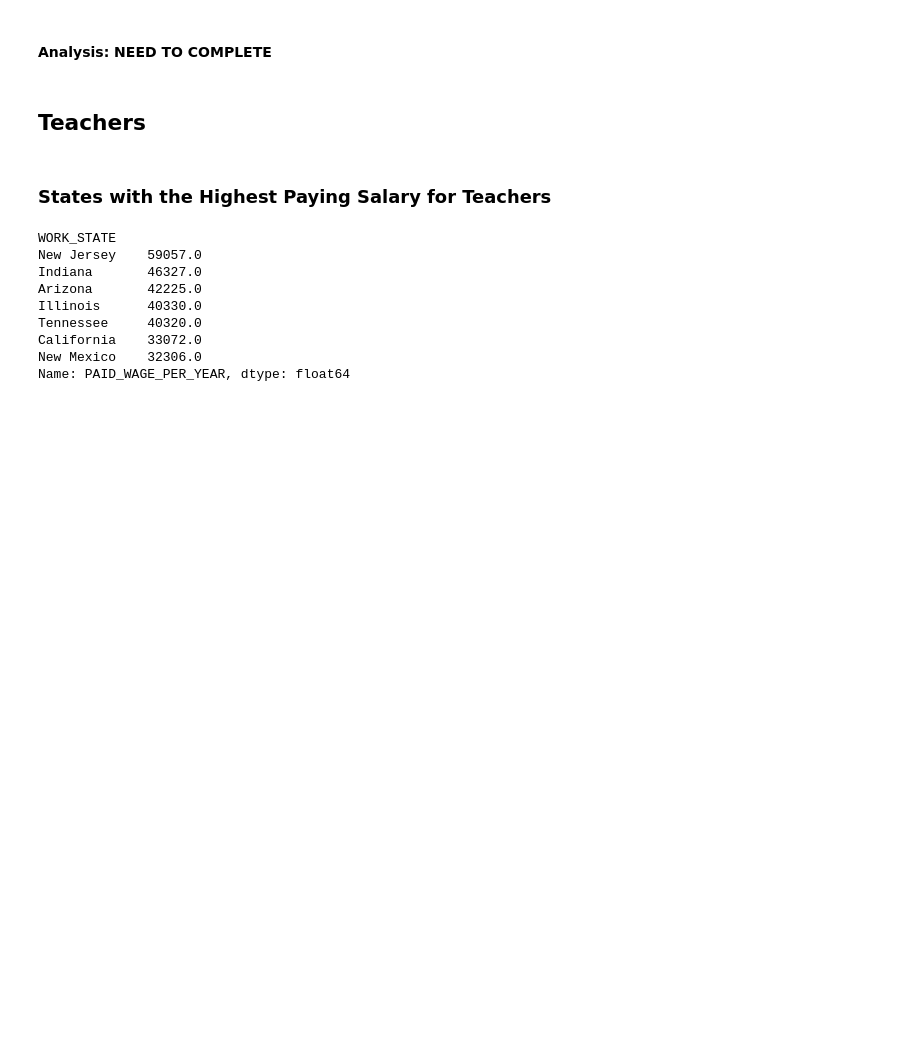
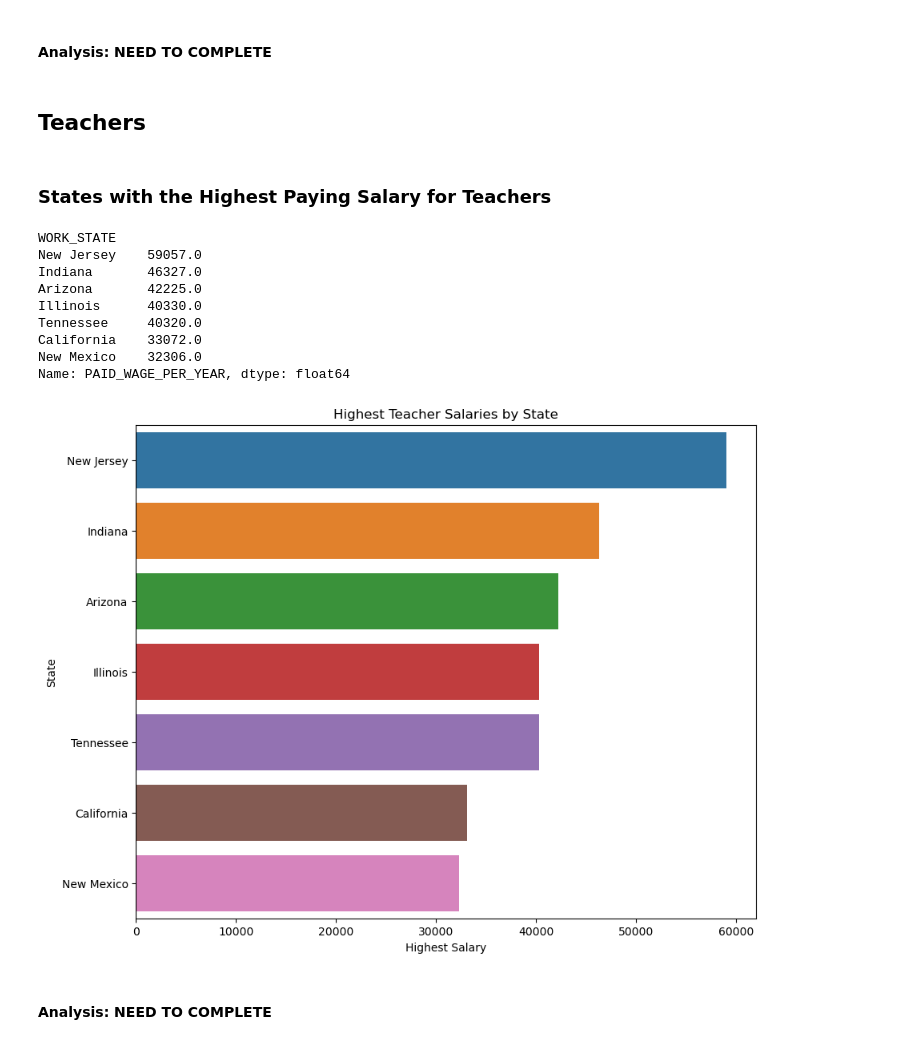
Before and after one commit to kimsean-pen/DS311-Data-Group-Project-, a Jupyter notebook: salary data file/Objective 2 - Comparing Salary Between State.ipynb, the cells around one changed output. Cells and saved outputs as stored; diff of their text form; code cells hidden in the pictures; blank space fills up the shorter version.

```diff
--- a/salary data file/Objective 2 - Comparing Salary Between State.ipynb
+++ b/salary data file/Objective 2 - Comparing Salary Between State.ipynb
@@ -485,9 +485,9 @@ Name: PAID_WAGE_PER_YEAR, dtype: float64
 # %% [markdown]
 ### States with the Highest Paying Salary for Teachers
 # %%
-teacher_job= salary_data[salary_data['JOB_TITLE'] == 'Teacher']
+teacher= salary_data[salary_data['JOB_TITLE'] == 'Teacher']
 
-highest_teacher_salary =teacher_job.groupby('WORK_STATE')['PAID_WAGE_PER_YEAR'].max().sort_values(ascending=False)
+highest_teacher_salary =teacher.groupby('WORK_STATE')['PAID_WAGE_PER_YEAR'].max().sort_values(ascending=False)
 print(highest_teacher_salary)
 # %% [output]
 WORK_STATE
@@ -499,3 +499,14 @@ Tennessee     40320.0
 California    33072.0
 New Mexico    32306.0
 Name: PAID_WAGE_PER_YEAR, dtype: float64
+# %%
+plt.figure(figsize=(10,8))
+sns.barplot(x=highest_teacher_salary.values, y=highest_teacher_salary.index)
+plt.xlabel('Highest Salary')
+plt.ylabel('State')
+plt.title('Highest Teacher Salaries by State')
+plt.show()
+# %% [output]
+[figure, added]
+# %% [markdown]
+#### Analysis: NEED TO COMPLETE
```
